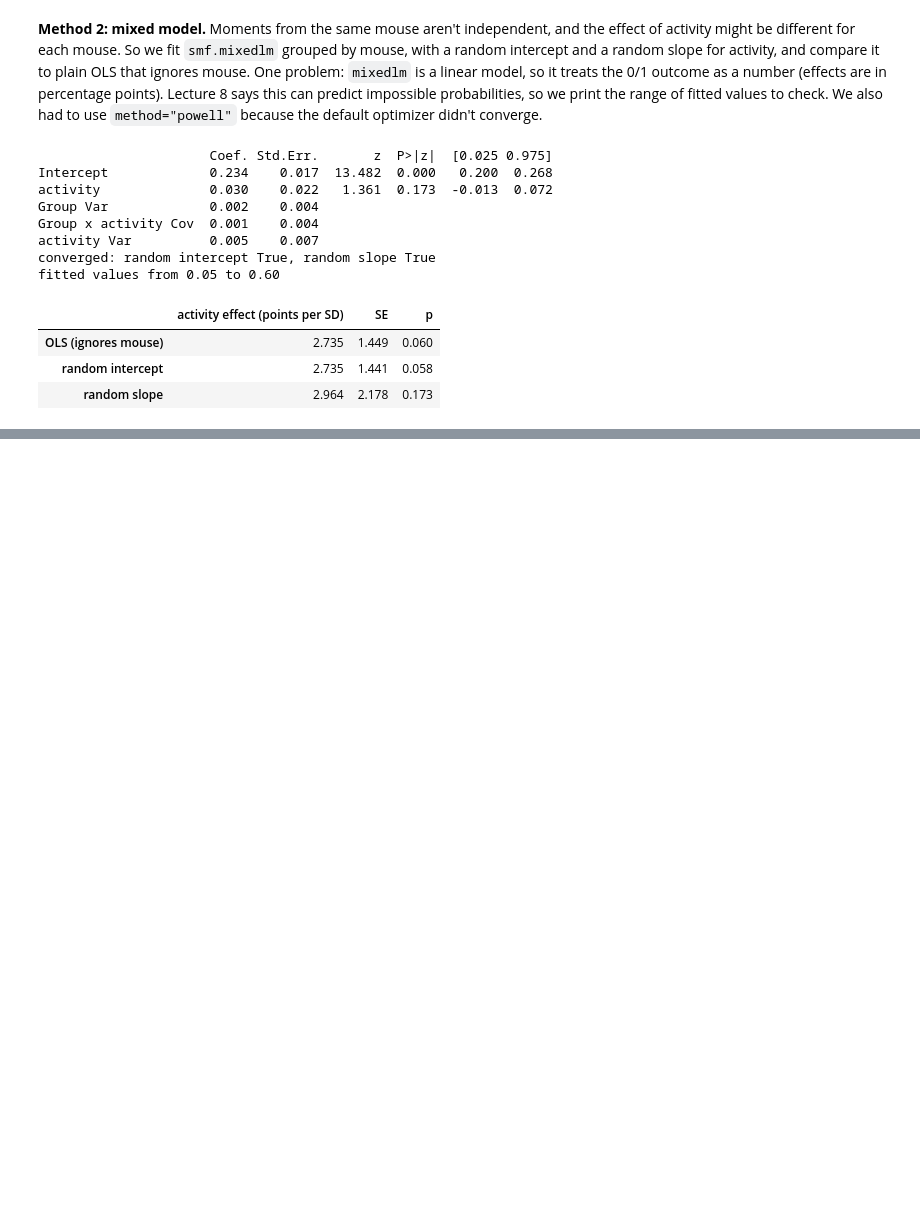
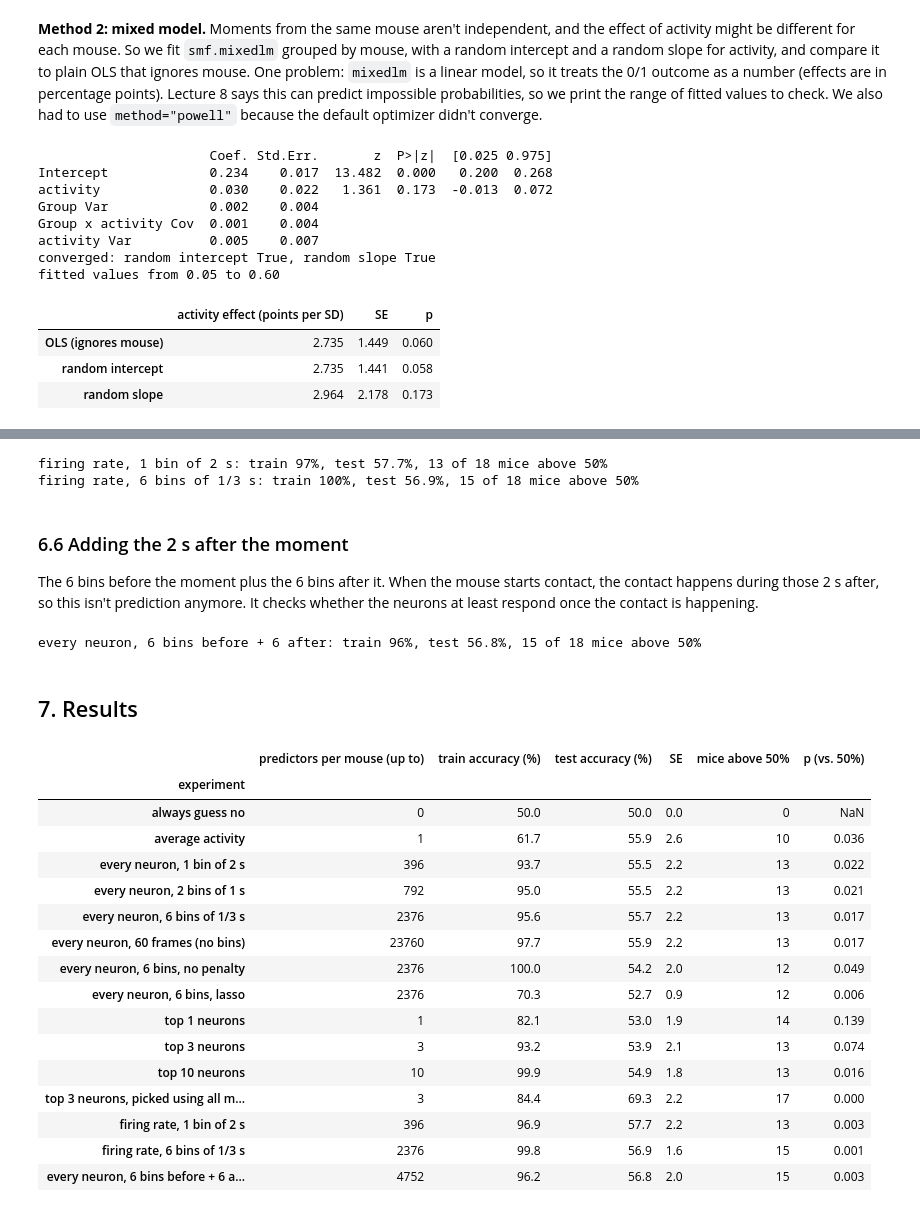
Before and after one commit to km322/COGS_118D_Final_Project, a Jupyter notebook: final_project.ipynb, the cells around one changed output, grey strips where cells are left out. Saved outputs shown, nothing was run; the diff lists cells and outputs as text; code cells hidden in the pictures; blank space fills up the shorter version.

```diff
--- a/final_project.ipynb
+++ b/final_project.ipynb
@@ -81,8 +87,8 @@ def read_frames(start, n):
 start_s, length_s = entry / VIDEO_FPS + 54, 12
 v0, n = round(start_s * VIDEO_FPS), length_s * VIDEO_FPS
 frames = read_frames(v0, n)
-C = calcium[MOUSE]
-z = (C - C.mean(axis=0)) / C.std(axis=0)
+neurons = calcium[MOUSE]
+z = (neurons - neurons.mean(axis=0)) / neurons.std(axis=0)
 c0, c1 = round(start_s * CALCIUM_FPS), round((start_s + length_s) * CALCIUM_FPS)
 secs = np.arange(n) / VIDEO_FPS
 
@@ -91,7 +97,7 @@ fig, ax = plt.subplot_mosaic([["video", "neurons"], ["video", "contact"]], figsi
 image = ax["video"].imshow(frames[0])
 ax["video"].axis("off")
 title = ax["video"].set_title("", fontsize=14)
-ax["neurons"].imshow(z[c0:c1].T, aspect="auto", cmap="Blues", vmin=0, vmax=3, extent=[0, length_s, C.shape[1], 0])
+ax["neurons"].imshow(z[c0:c1].T, aspect="auto", cmap="Blues", vmin=0, vmax=3, extent=[0, length_s, neurons.shape[1], 0])
 ax["neurons"].set_ylabel("neuron")
 ax["neurons"].set_xticks([])
 ax["contact"].fill_between(secs, 1, 1 + sender[MOUSE][v0:v0 + n], step="post", color="#2a78d6", lw=0)
@@ -220,0 +235,18 @@ intruder starts          38
+# %%
+check = []
+for mouse, entry in zip(entries["Animal"], entries["Int_Entry"]):
+    neurons = calcium[mouse]
+    bout = join_flicker(contact[mouse])
+    video_frames = np.arange(entry, len(bout))
+    row = {"mouse": mouse}
+    for rule, ratio in [("ours (x 30/25)", CALCIUM_FPS / VIDEO_FPS), ("stretched", len(neurons) / len(bout))]:
+        frames = np.round(video_frames * ratio).astype(int)
+        keep = frames < len(neurons)
+        r = [np.corrcoef(neurons[frames[keep], n], bout[video_frames[keep]])[0, 1] for n in range(neurons.shape[1])]
+        row[rule] = np.mean(np.square(r))
+    check.append(row)
+
+check = pd.DataFrame(check).set_index("mouse")
+better = (check["ours (x 30/25)"] > check["stretched"]).sum()
+print(f"our rule matches the neurons to contact better in {better} of 18 mice")
+check.mean().round(4)
@@ -485,0 +573,51 @@ lasso (before + after)                 3.564           0.826          0.750
+# %%
+run("firing rate, 1 bin of 2 s", lambda row: row["rate"].mean(axis=0), ridge)
+run("firing rate, 6 bins of 1/3 s", lambda row: row["rate"].ravel(), ridge)
+# %% [output]
+firing rate, 1 bin of 2 s: train 97%, test 57.7%, 13 of 18 mice above 50%
+firing rate, 6 bins of 1/3 s: train 100%, test 56.9%, 15 of 18 mice above 50%
+# %% [markdown]
+### 6.6 Adding the 2 s after the moment
+
+The 6 bins before the moment plus the 6 bins after it. When the mouse starts contact, the contact happens during those 2 s after, so this isn't prediction anymore. It checks whether the neurons at least respond once the contact is happening.
+# %%
+run("every neuron, 6 bins before + 6 after",
+    lambda row: np.concatenate([six_bins(row), bin_frames(row["after"], 10).ravel()]), ridge)
+# %% [output]
+every neuron, 6 bins before + 6 after: train 96%, test 56.8%, 15 of 18 mice above 50%
+# %% [markdown]
+## 7. Results
+# %%
+# average the 20 splits within each mouse first, then summarize over the 18 mice
+by_mouse = pd.DataFrame(results).groupby(["experiment", "mouse"], sort=False).mean()
+per_experiment = by_mouse.groupby("experiment", sort=False)
+
+table = pd.DataFrame({
+    "predictors per mouse (up to)": per_experiment["predictors"].max().astype(int),
+    "train accuracy (%)": 100 * per_experiment["train accuracy"].mean(),
+    "test accuracy (%)": 100 * per_experiment["test accuracy"].mean(),
+    "SE": 100 * per_experiment["test accuracy"].sem(),
+    "mice above 50%": per_experiment["test accuracy"].apply(lambda acc: (acc > 0.5).sum()),
+})
+p_values = [stats.ttest_1samp(by_mouse.loc[name, "test accuracy"], 0.5).pvalue for name in table.index]
+table = table.round(1)
+table["p (vs. 50%)"] = np.round(p_values, 3)
+table
+# %% [output]
+|  | predictors per mouse (up to) | train accuracy (%) | test accuracy (%) | SE | mice above 50% | p (vs. 50%) |
+| experiment |  |  |  |  |  |  |
+| always guess no | 0 | 50.0 | 50.0 | 0.0 | 0 | NaN |
+| average activity | 1 | 61.7 | 55.9 | 2.6 | 10 | 0.036 |
+| every neuron, 1 bin of 2 s | 396 | 93.7 | 55.5 | 2.2 | 13 | 0.022 |
+| every neuron, 2 bins of 1 s | 792 | 95.0 | 55.5 | 2.2 | 13 | 0.021 |
+| every neuron, 6 bins of 1/3 s | 2376 | 95.6 | 55.7 | 2.2 | 13 | 0.017 |
+| every neuron, 60 frames (no bins) | 23760 | 97.7 | 55.9 | 2.2 | 13 | 0.017 |
+| every neuron, 6 bins, no penalty | 2376 | 100.0 | 54.2 | 2.0 | 12 | 0.049 |
+| every neuron, 6 bins, lasso | 2376 | 70.3 | 52.7 | 0.9 | 12 | 0.006 |
+| top 1 neurons | 1 | 82.1 | 53.0 | 1.9 | 14 | 0.139 |
+| top 3 neurons | 3 | 93.2 | 53.9 | 2.1 | 13 | 0.074 |
+| top 10 neurons | 10 | 99.9 | 54.9 | 1.8 | 13 | 0.016 |
+| top 3 neurons, picked using all m... | 3 | 84.4 | 69.3 | 2.2 | 17 | 0.000 |
+| firing rate, 1 bin of 2 s | 396 | 96.9 | 57.7 | 2.2 | 13 | 0.003 |
+| firing rate, 6 bins of 1/3 s | 2376 | 99.8 | 56.9 | 1.6 | 15 | 0.001 |
+| every neuron, 6 bins before + 6 a... | 4752 | 96.2 | 56.8 | 2.0 | 15 | 0.003 |
```
Also changed, not shown: parts of 30 cells of this notebook.
